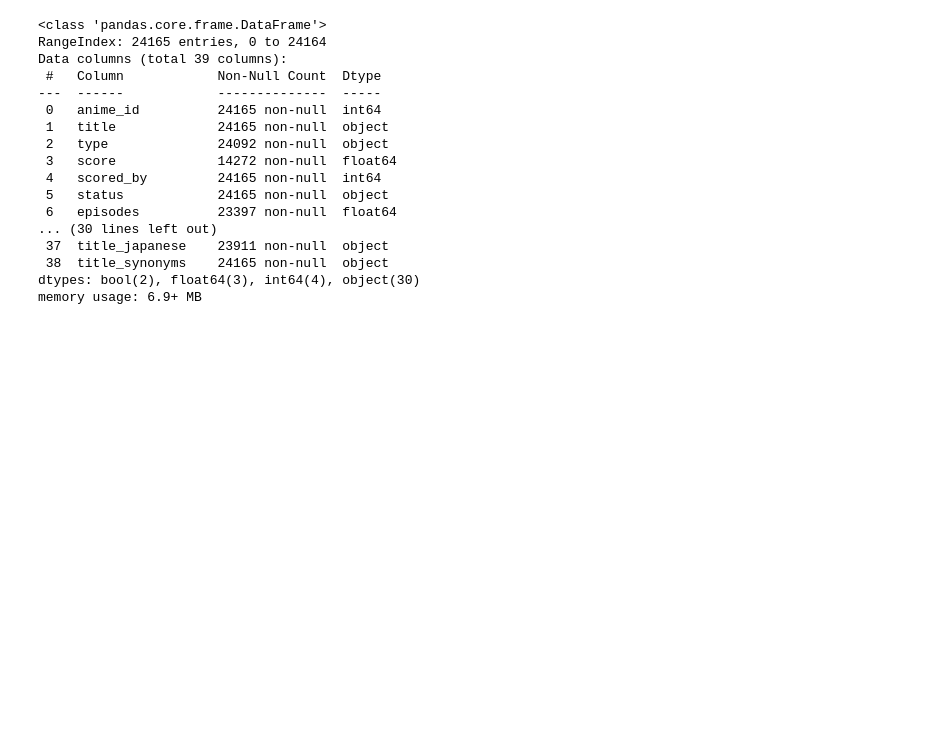
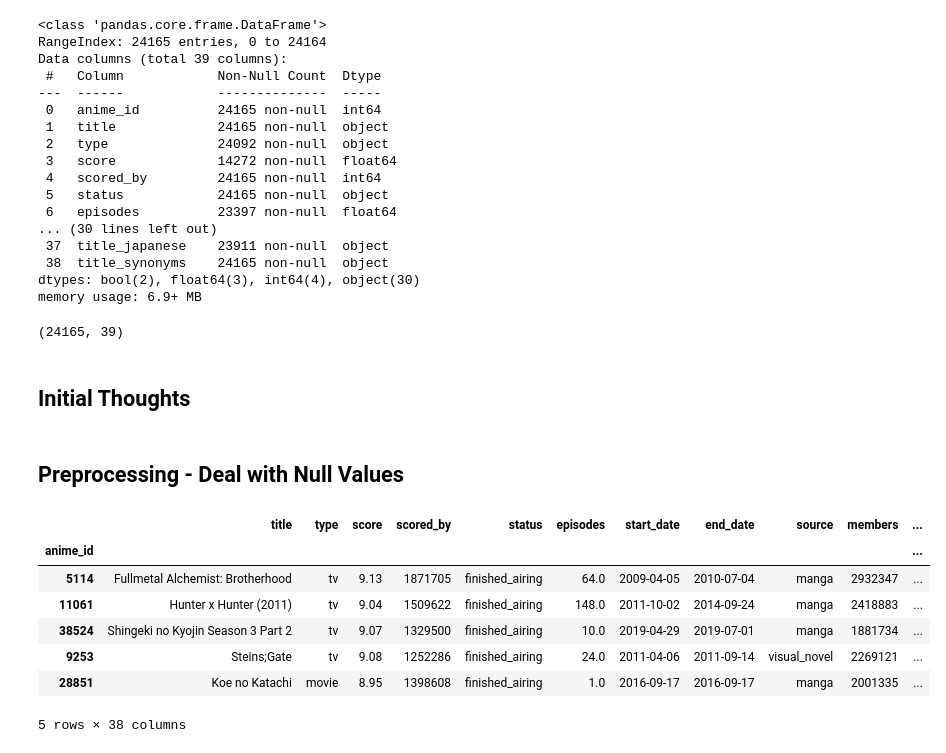
Before and after one commit to racheltr248/final_project_rtr, a Jupyter notebook: anime_preprocessing.ipynb, the cells around one changed output. Cells and saved outputs as stored; diff of their text form; code cells hidden in the pictures; blank space fills up the shorter version.

```diff
--- a/anime_preprocessing.ipynb
+++ b/anime_preprocessing.ipynb
@@ -41,3 +43,9 @@ Data columns (total 39 columns):
  38  title_synonyms    24165 non-null  object
 dtypes: bool(2), float64(3), int64(4), object(30)
 memory usage: 6.9+ MB
+# %%
+anime_df.shape
+# %% [output]
+(24165, 39)
+# %% [markdown]
+## Initial Thoughts
@@ -43,0 +73,15 @@ memory usage: 6.9+ MB
+# %% [markdown]
+## Preprocessing - Deal with Null Values
+# %%
+# set index to anime_id
+anime_df.set_index("anime_id", inplace=True)
+anime_df.head()
+# %% [output]
+|  | title | type | score | scored_by | status | episodes | start_date | end_date | source | members | ... |
+| anime_id |  |  |  |  |  |  |  |  |  |  | ... |
+| 5114 | Fullmetal Alchemist: Brotherhood | tv | 9.13 | 1871705 | finished_airing | 64.0 | 2009-04-05 | 2010-07-04 | manga | 2932347 | ... |
+| 11061 | Hunter x Hunter (2011) | tv | 9.04 | 1509622 | finished_airing | 148.0 | 2011-10-02 | 2014-09-24 | manga | 2418883 | ... |
+| 38524 | Shingeki no Kyojin Season 3 Part 2 | tv | 9.07 | 1329500 | finished_airing | 10.0 | 2019-04-29 | 2019-07-01 | manga | 1881734 | ... |
+| 9253 | Steins;Gate | tv | 9.08 | 1252286 | finished_airing | 24.0 | 2011-04-06 | 2011-09-14 | visual_novel | 2269121 | ... |
+| 28851 | Koe no Katachi | movie | 8.95 | 1398608 | finished_airing | 1.0 | 2016-09-17 | 2016-09-17 | manga | 2001335 | ... |
+5 rows × 38 columns
```
Also changed, not shown: parts of 51 cells of this notebook, 4 other files.
